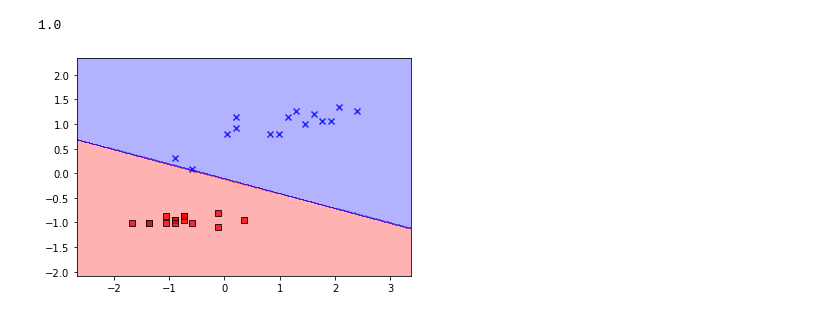
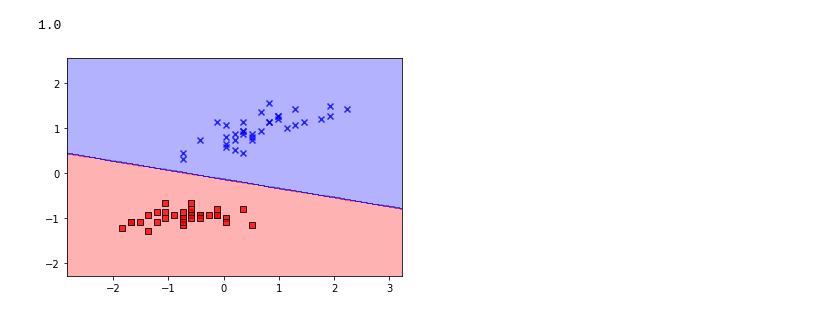
Before and after one commit to BlueElf246/datle2403, a Jupyter notebook: Logistic_reg.ipynb, the cells around one changed output. Saved outputs shown, nothing was run; the diff lists cells and outputs as text; code cells hidden in the pictures.

```diff
--- a/Logistic_reg.ipynb
+++ b/Logistic_reg.ipynb
@@ -145,7 +145,7 @@ class Logistic_reg():
   def update_weight(self,X,y_target):
     Z=self.net_input(X)
     A=self.sigmoid(Z)
-    update=self.lr*((-y_target*(1/A)+(1-y_target)*(1/(1-A)))*A*(1-A))
+    update=self.lr*(A-y_target)
     self.W[1:]-=np.dot(X.T,update)
     self.W[0]-=np.sum(update)
   def fit(self,X,y):
@@ -173,7 +173,7 @@ X_std[:,0] = (X[:,0] - X[:,0].mean()) / X[:,0].std()
 X_std[:,1] = (X[:,1] - X[:,1].mean()) / X[:,1].std()
 from sklearn.model_selection import train_test_split
 X_train,X_test,y_train,y_test=train_test_split(X_std,y,test_size=0.3,random_state=1,stratify=y)
-ada_sgd = Logistic_reg(iter=100, lr=0.01, randomstate=1)
+ada_sgd = Logistic_reg(iter=300, lr=0.01, randomstate=1)
 ada_sgd.fit(X_train, y_train)
 print(ada_sgd.error)
 plt.plot(range(1, len(ada_sgd.error) + 1), ada_sgd.error, marker='o')
@@ -188,6 +188,6 @@ s
 # %% [output]
 1.0
 # %%
-plot_decision_regions(X_test, y_test, ada_sgd, test_idx=None,resolution=0.02)
+plot_decision_regions(X_train, y_train, ada_sgd, test_idx=None,resolution=0.02)
 # %% [output]
-[figure, old version]
+[figure, new version]
```
Also changed, not shown: parts of 1 cell of this notebook.
